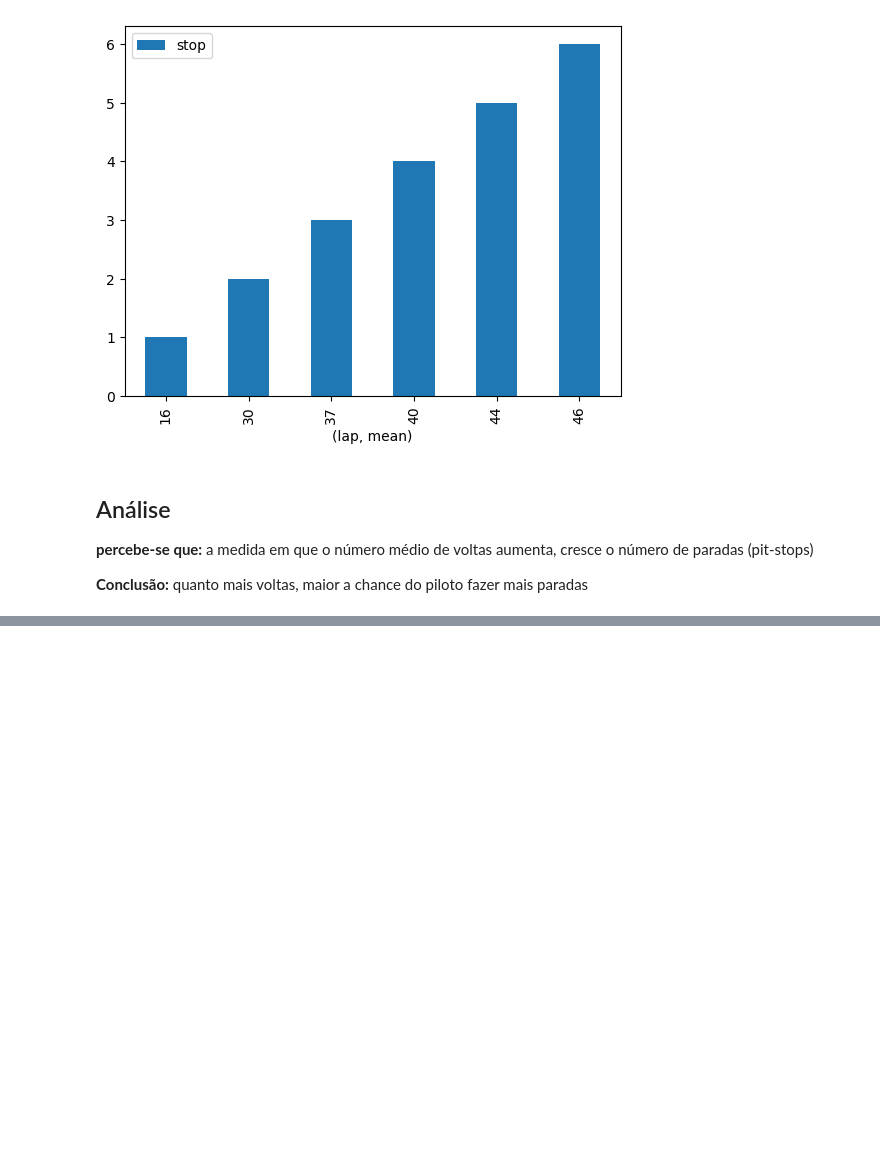
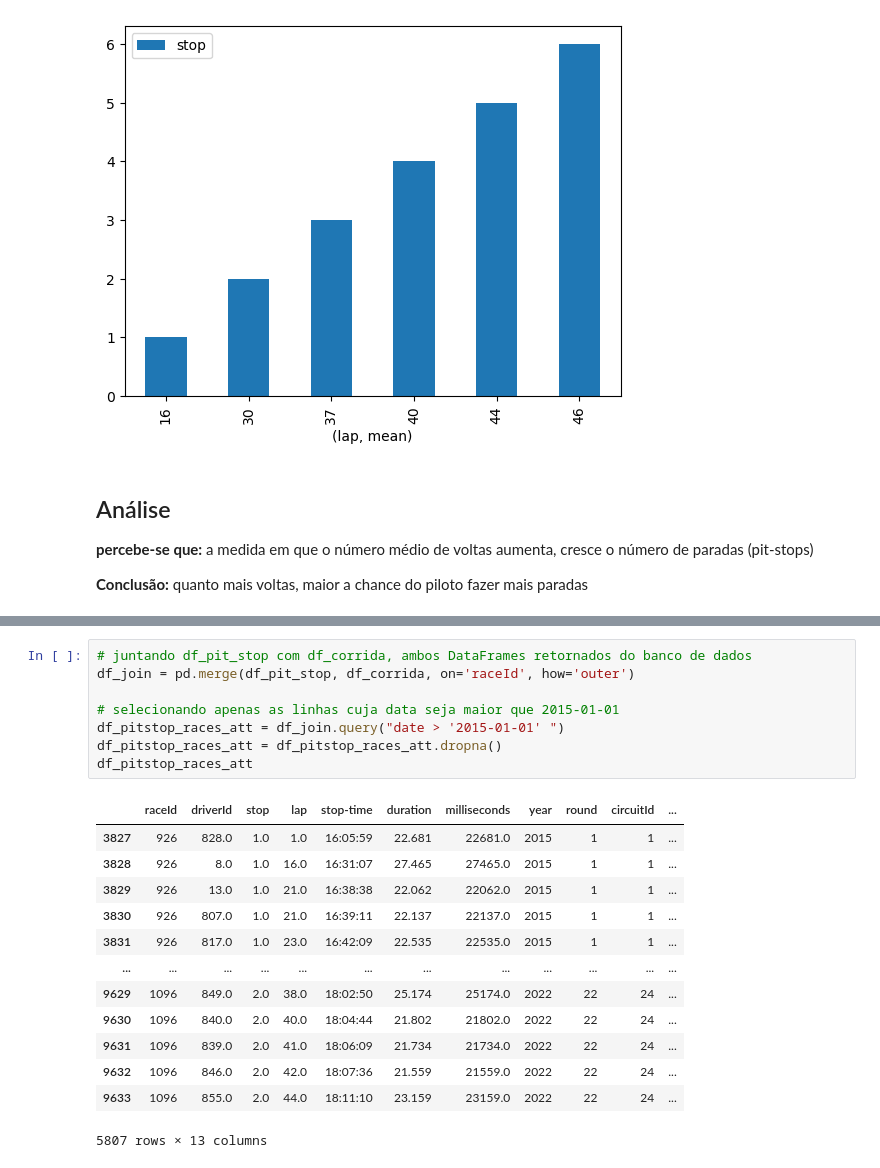
Before and after one commit to SouzaGabriel26/projeto-integrador3, a Jupyter notebook: leituraDados.ipynb, the cells around one changed output, grey strips where cells are left out. Cells and saved outputs as stored; diff of their text form; blank space fills up the shorter version.

```diff
--- a/leituraDados.ipynb
+++ b/leituraDados.ipynb
@@ -164,0 +212,22 @@ plt.show()
+# %%
+# juntando df_pit_stop com df_corrida, ambos DataFrames retornados do banco de dados
+df_join = pd.merge(df_pit_stop, df_corrida, on='raceId', how='outer')
+
+# selecionando apenas as linhas cuja data seja maior que 2015-01-01
+df_pitstop_races_att = df_join.query("date > '2015-01-01' ")
+df_pitstop_races_att = df_pitstop_races_att.dropna()
+df_pitstop_races_att
+# %% [output]
+|  | raceId | driverId | stop | lap | stop-time | duration | milliseconds | year | round | circuitId | ... |
+| 3827 | 926 | 828.0 | 1.0 | 1.0 | 16:05:59 | 22.681 | 22681.0 | 2015 | 1 | 1 | ... |
+| 3828 | 926 | 8.0 | 1.0 | 16.0 | 16:31:07 | 27.465 | 27465.0 | 2015 | 1 | 1 | ... |
+| 3829 | 926 | 13.0 | 1.0 | 21.0 | 16:38:38 | 22.062 | 22062.0 | 2015 | 1 | 1 | ... |
+| 3830 | 926 | 807.0 | 1.0 | 21.0 | 16:39:11 | 22.137 | 22137.0 | 2015 | 1 | 1 | ... |
+| 3831 | 926 | 817.0 | 1.0 | 23.0 | 16:42:09 | 22.535 | 22535.0 | 2015 | 1 | 1 | ... |
+| ... | ... | ... | ... | ... | ... | ... | ... | ... | ... | ... | ... |
+| 9629 | 1096 | 849.0 | 2.0 | 38.0 | 18:02:50 | 25.174 | 25174.0 | 2022 | 22 | 24 | ... |
+| 9630 | 1096 | 840.0 | 2.0 | 40.0 | 18:04:44 | 21.802 | 21802.0 | 2022 | 22 | 24 | ... |
+| 9631 | 1096 | 839.0 | 2.0 | 41.0 | 18:06:09 | 21.734 | 21734.0 | 2022 | 22 | 24 | ... |
+| 9632 | 1096 | 846.0 | 2.0 | 42.0 | 18:07:36 | 21.559 | 21559.0 | 2022 | 22 | 24 | ... |
+| 9633 | 1096 | 855.0 | 2.0 | 44.0 | 18:11:10 | 23.159 | 23159.0 | 2022 | 22 | 24 | ... |
+5807 rows × 13 columns
```
Also changed, not shown: parts of 14 cells of this notebook.
